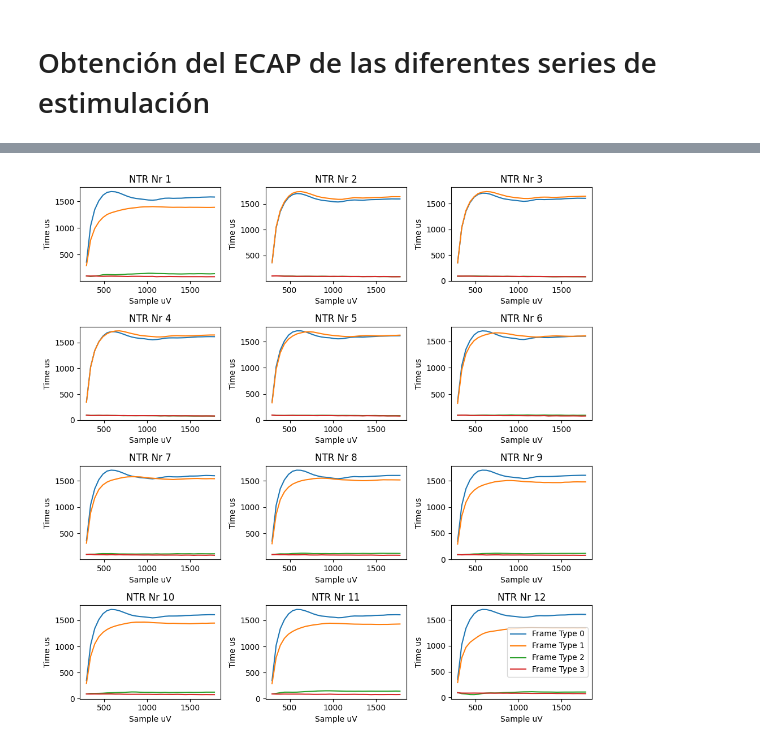
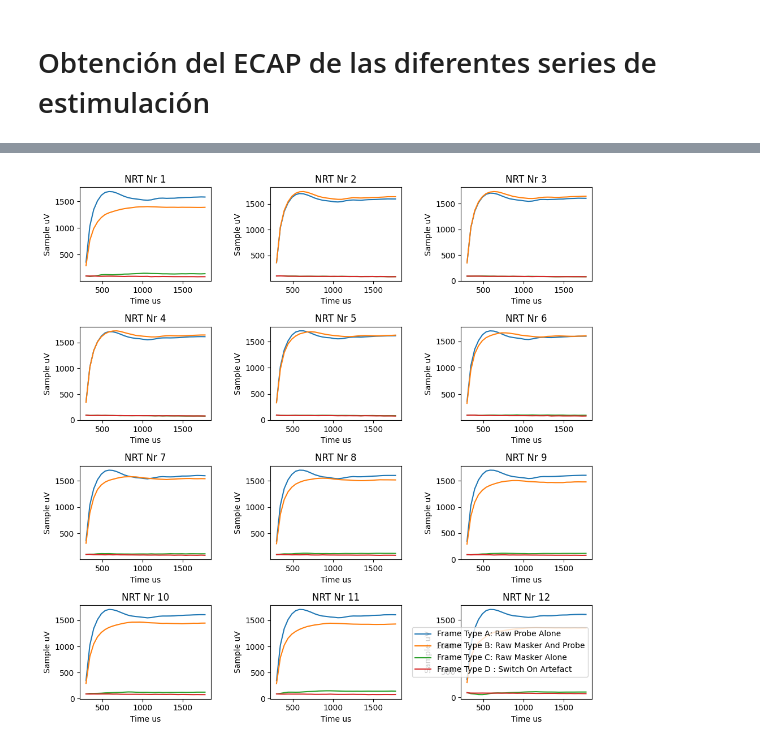
Before and after one commit to Juanx65/Certamen-IPD477, a Jupyter notebook: pregunta_1.ipynb, the cells around one changed output, grey strips where cells are left out. Drawn from its saved outputs; the diff is of its cells as text; code cells hidden in the pictures.

```diff
--- a/pregunta_1.ipynb
+++ b/pregunta_1.ipynb
@@ -32,9 +33,17 @@ for NTR_Nr in range(12):
     ECAP_array.append(ECAP)
 #print(ECAP_array[11][3])
 # %%
+fig = plt.figure(figsize=(8,8))
+axs = fig.subplots(1, 1)
+
 for canal in range(12):
     for key in range(4):
         time, amp = zip(*ECAP_array[canal][key])
-        plt.plot(time, amp )
+        axs.plot(time, amp , label='NRT Nr {}'.format(canal+1) )
+        axs.set_title('ECAPs Superpuestos')
+        axs.set_xlabel('Time us')
+        axs.set_ylabel('Sample uV')
+#plt.legend()
+plt.grid()
 plt.show()
 # %% [output]
@@ -47,33 +52,33 @@ print(ECAP_array[0][0])
 def label_key(key):
     match key:
         case 0:
-            return "Raw Probe Alone"
+            return "A: Raw Probe Alone"
         case 1:
-            return "Raw Masker And Probe"
+            return "B: Raw Masker And Probe"
         case 2:
-            return "Raw Masker Alone"
+            return "C: Raw Masker Alone"
         case 3:
             return "D : Switch On Artefact"
 # %%
 # Create a figure with a subplot for each array
 fig = plt.figure(figsize=(10,10))
 axs = fig.subplots(4, 3)
 
 
 # Iterate through the arrays and plot them in the corresponding subplot
 for canal in range(12):
     for key in range(4):
         time, amp = zip(*ECAP_array[canal][key])
         row = canal // 3
         col = canal % 3
         axs[row, col].plot(time, amp, label= 'Frame Type {}'.format(label_key(key)))
-        axs[row, col].set_title('NTR Nr {}'.format(canal+1))
-        axs[row, col].set_xlabel('Sample uV')
-        axs[row, col].set_ylabel('Time us')
+        axs[row, col].set_title('NRT Nr {}'.format(canal+1))
+        axs[row, col].set_xlabel('Time us')
+        axs[row, col].set_ylabel('Sample uV')
 axs[3,2].legend()
 
 # Show the figure
 plt.tight_layout()
 plt.show()
 # %% [output]
-[figure, old version]
+[figure, new version]
```
Also changed, not shown: parts of 8 cells of this notebook.
